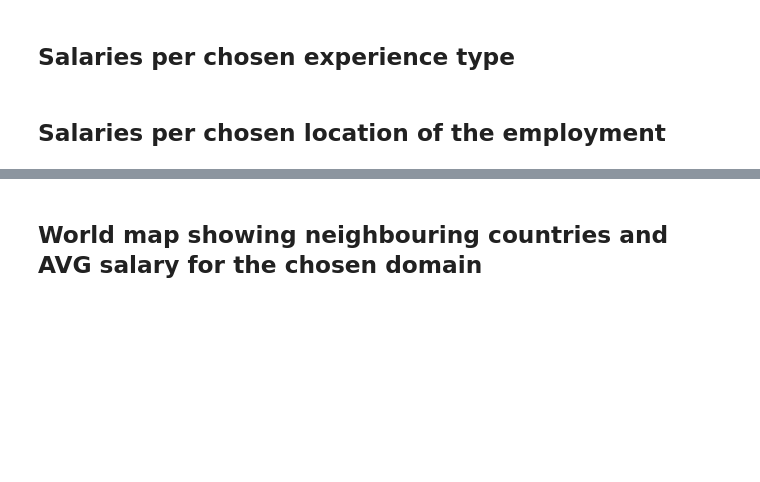
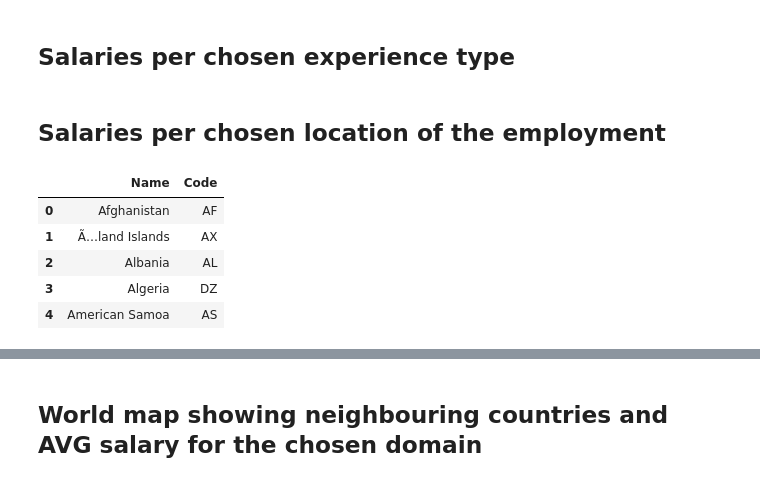
Before and after one commit to adzict/data_science_salaries, a Jupyter notebook: Data Science Salaries Dataset Exploration.ipynb, the cells around one changed output, grey strips where cells are left out. Cells and saved outputs as stored; diff of their text form; code cells hidden in the pictures; blank space fills up the shorter version.

```diff
--- a/Data Science Salaries Dataset Exploration.ipynb
+++ b/Data Science Salaries Dataset Exploration.ipynb
@@ -292,0 +295,12 @@ plt.show();
+# %%
+#getting the data that contains the code
+country_codes = pd.read_csv('data/country_codes_iso_3166.csv')
+# %%
+country_codes.head()
+# %% [output]
+|  | Name | Code |
+| 0 | Afghanistan | AF |
+| 1 | Ã…land Islands | AX |
+| 2 | Albania | AL |
+| 3 | Algeria | DZ |
+| 4 | American Samoa | AS |
```
Also changed, not shown: parts of 7 cells of this notebook, 3 other files.
